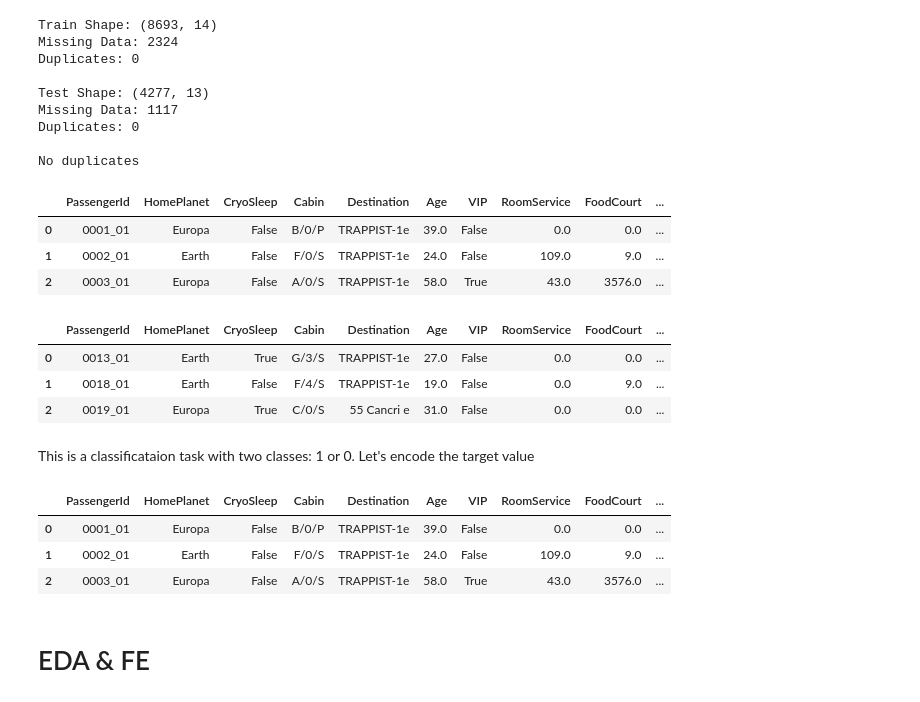
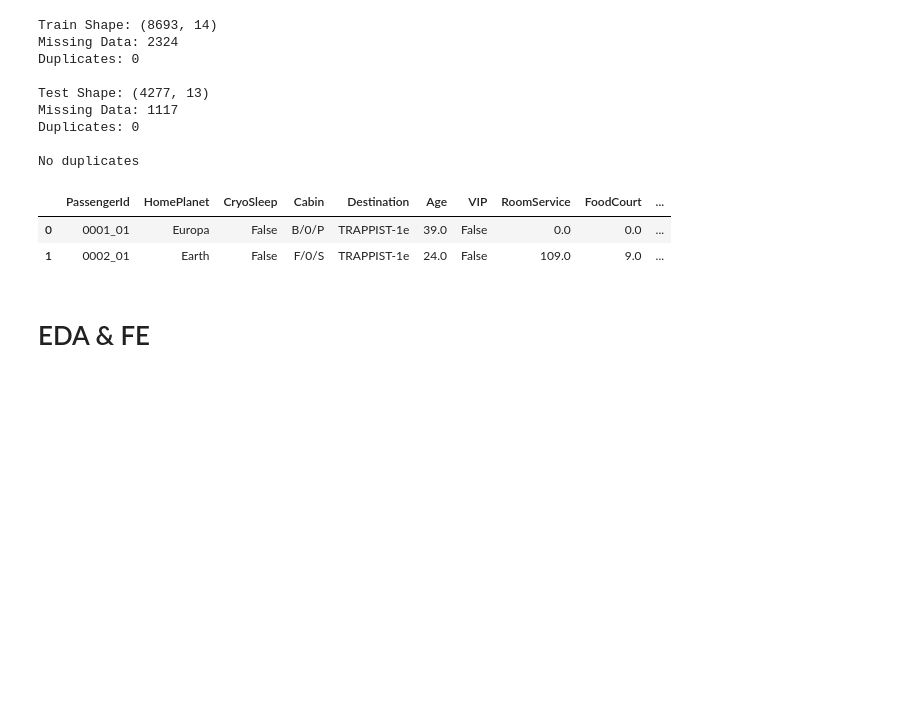
Before and after one commit to Manhow/Kaggle, a Jupyter notebook: Spaceship_Titanic.ipynb, the cells around one changed output. Drawn from its saved outputs; the diff is of its cells as text; code cells hidden in the pictures; blank space fills up the shorter version.

```diff
--- a/Spaceship_Titanic.ipynb
+++ b/Spaceship_Titanic.ipynb
@@ -45,15 +45,19 @@ from sklearn.experimental import enable_iterative_imputer
 from tqdm.notebook import tqdm
 from sklearn.neighbors import KNeighborsClassifier
 from sklearn.model_selection import StratifiedKFold
+import pandas_profiling
 from sklearn.model_selection import train_test_split
 from sklearn.ensemble import ExtraTreesClassifier, BaggingClassifier, RandomForestClassifier
 from sklearn.metrics import accuracy_score
 # from sklearn.impute import IterativeImputer
 warnings.filterwarnings("ignore")
 
-train = pd.read_csv("C:/Users\misha\Desktop/sample_project_1/spaceship/train.csv")
-test = pd.read_csv("C:/Users\misha\Desktop/sample_project_1/spaceship/test.csv")
-sub = pd.read_csv('C:/Users\misha\Desktop/sample_project_1/spaceship/sample_submission.csv')
+import os
+cwd = os.getcwd()
+cwd = cwd.replace('\\','/')
+train = pd.read_csv(cwd + "/spaceship/train.csv")
+test = pd.read_csv(cwd + "/spaceship/test.csv")
+sub = pd.read_csv(cwd + "/spaceship/sample_submission.csv")
 
 # plots inside the notebook
 %matplotlib inline
@@ -67,6 +71,8 @@ if train.shape == train_d.shape:
     print('No duplicates')
 else:
     print('Dropping Duplicates\nNew Train Shape: {}'.format(train_d.shape))
+
+df_data = pd.concat([train_d, test])
 # %% [output]
 Train Shape: (8693, 14)
 Missing Data: 2324
@@ -78,26 +84,8 @@ Duplicates: 0
 
 No duplicates
 # %%
-train.head(3)
+df_data.head(2)
 # %% [output]
 |  | PassengerId | HomePlanet | CryoSleep | Cabin | Destination | Age | VIP | RoomService | FoodCourt | ... |
 | 0 | 0001_01 | Europa | False | B/0/P | TRAPPIST-1e | 39.0 | False | 0.0 | 0.0 | ... |
 | 1 | 0002_01 | Earth | False | F/0/S | TRAPPIST-1e | 24.0 | False | 109.0 | 9.0 | ... |
-| 2 | 0003_01 | Europa | False | A/0/S | TRAPPIST-1e | 58.0 | True | 43.0 | 3576.0 | ... |
-# %%
-test.head(3)
-# %% [output]
-|  | PassengerId | HomePlanet | CryoSleep | Cabin | Destination | Age | VIP | RoomService | FoodCourt | ... |
-| 0 | 0013_01 | Earth | True | G/3/S | TRAPPIST-1e | 27.0 | False | 0.0 | 0.0 | ... |
-| 1 | 0018_01 | Earth | False | F/4/S | TRAPPIST-1e | 19.0 | False | 0.0 | 9.0 | ... |
-| 2 | 0019_01 | Europa | True | C/0/S | 55 Cancri e | 31.0 | False | 0.0 | 0.0 | ... |
-# %% [markdown]
-This is a classificataion task with two classes: 1 or 0. Let's encode the target value
-# %%
-train['Transported'] = train['Transported'].astype(int)
-train.head(3)
-# %% [output]
-|  | PassengerId | HomePlanet | CryoSleep | Cabin | Destination | Age | VIP | RoomService | FoodCourt | ... |
-| 0 | 0001_01 | Europa | False | B/0/P | TRAPPIST-1e | 39.0 | False | 0.0 | 0.0 | ... |
-| 1 | 0002_01 | Earth | False | F/0/S | TRAPPIST-1e | 24.0 | False | 109.0 | 9.0 | ... |
-| 2 | 0003_01 | Europa | False | A/0/S | TRAPPIST-1e | 58.0 | True | 43.0 | 3576.0 | ... |
```
Also changed, not shown: parts of 22 cells of this notebook.
